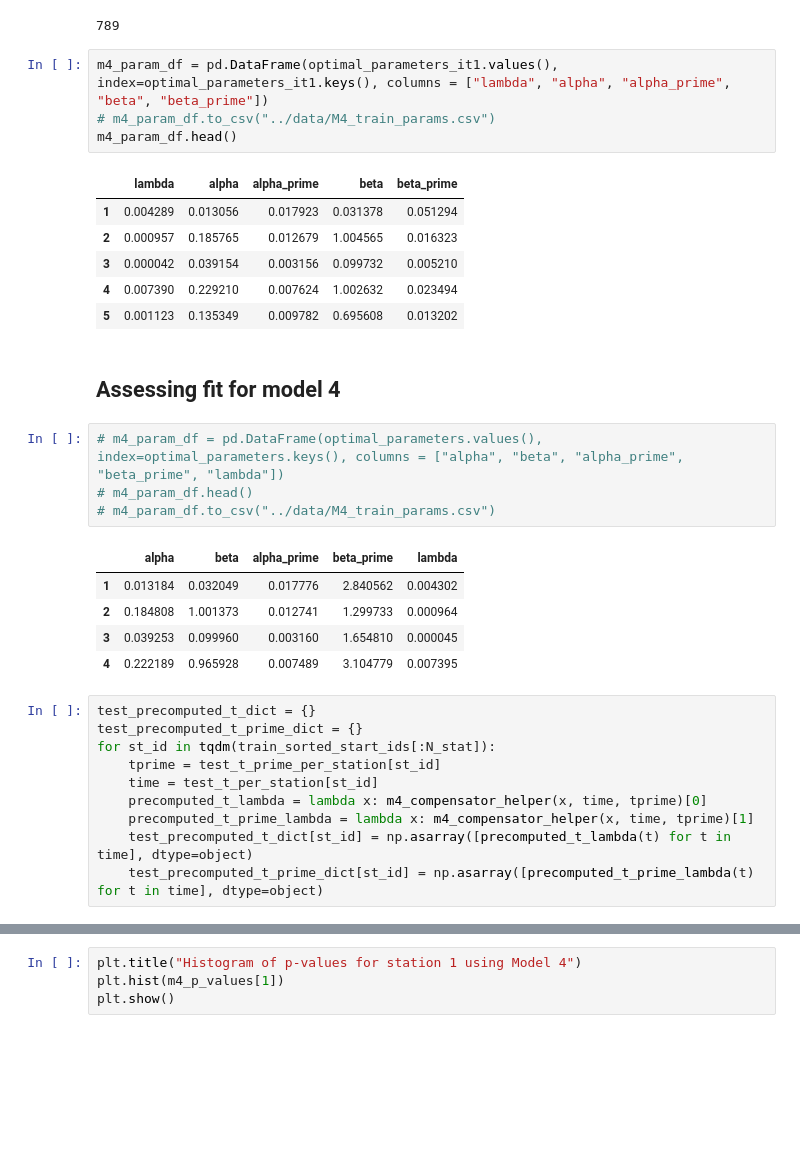
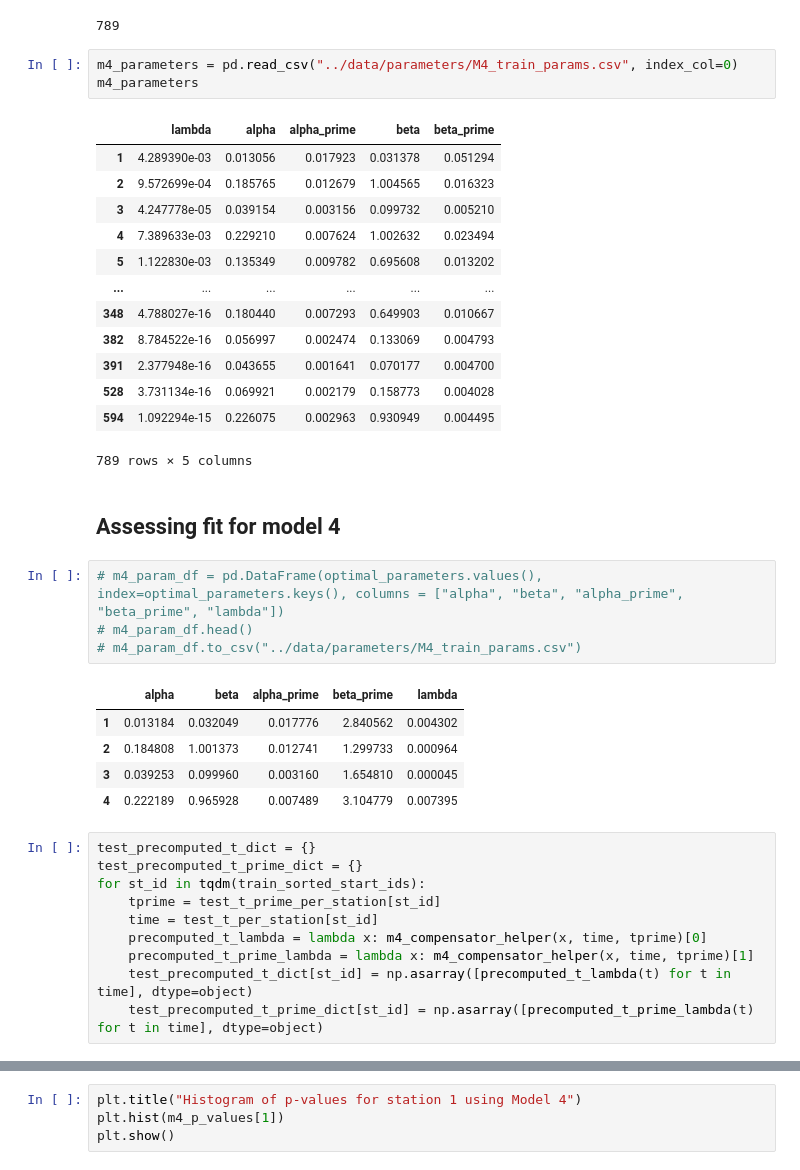
Before and after one commit to carlosaccp/Santander-SE-ME, a Jupyter notebook: code/fit_m4.ipynb, the cells around one changed output, grey strips where cells are left out. Saved outputs shown, nothing was run; the diff lists cells and outputs as text; blank space fills up the shorter version.

```diff
--- a/code/fit_m4.ipynb
+++ b/code/fit_m4.ipynb
@@ -252,23 +252,29 @@ for st_id in tqdm(unconverged_it1):
 # %%
 # %% [output]
 789
-# %%
-m4_param_df = pd.DataFrame(optimal_parameters_it1.values(), index=optimal_parameters_it1.keys(), columns = ["lambda", "alpha", "alpha_prime", "beta", "beta_prime"])
-# m4_param_df.to_csv("../data/M4_train_params.csv")
-m4_param_df.head()
-# %% [output]
-|  | lambda | alpha | alpha_prime | beta | beta_prime |
-| 1 | 0.004289 | 0.013056 | 0.017923 | 0.031378 | 0.051294 |
-| 2 | 0.000957 | 0.185765 | 0.012679 | 1.004565 | 0.016323 |
-| 3 | 0.000042 | 0.039154 | 0.003156 | 0.099732 | 0.005210 |
-| 4 | 0.007390 | 0.229210 | 0.007624 | 1.002632 | 0.023494 |
-| 5 | 0.001123 | 0.135349 | 0.009782 | 0.695608 | 0.013202 |
+# %%
+m4_parameters = pd.read_csv("../data/parameters/M4_train_params.csv", index_col=0)
+m4_parameters
+# %% [output]
+|  | lambda | alpha | alpha_prime | beta | beta_prime |
+| 1 | 4.289390e-03 | 0.013056 | 0.017923 | 0.031378 | 0.051294 |
+| 2 | 9.572699e-04 | 0.185765 | 0.012679 | 1.004565 | 0.016323 |
+| 3 | 4.247778e-05 | 0.039154 | 0.003156 | 0.099732 | 0.005210 |
+| 4 | 7.389633e-03 | 0.229210 | 0.007624 | 1.002632 | 0.023494 |
+| 5 | 1.122830e-03 | 0.135349 | 0.009782 | 0.695608 | 0.013202 |
+| ... | ... | ... | ... | ... | ... |
+| 348 | 4.788027e-16 | 0.180440 | 0.007293 | 0.649903 | 0.010667 |
+| 382 | 8.784522e-16 | 0.056997 | 0.002474 | 0.133069 | 0.004793 |
+| 391 | 2.377948e-16 | 0.043655 | 0.001641 | 0.070177 | 0.004700 |
+| 528 | 3.731134e-16 | 0.069921 | 0.002179 | 0.158773 | 0.004028 |
+| 594 | 1.092294e-15 | 0.226075 | 0.002963 | 0.930949 | 0.004495 |
+789 rows × 5 columns
 # %% [markdown]
 ## Assessing fit for model 4
 # %%
 # m4_param_df = pd.DataFrame(optimal_parameters.values(), index=optimal_parameters.keys(), columns = ["alpha", "beta", "alpha_prime", "beta_prime", "lambda"])
 # m4_param_df.head()
-# m4_param_df.to_csv("../data/M4_train_params.csv")
+# m4_param_df.to_csv("../data/parameters/M4_train_params.csv")
 # %% [output]
 |  | alpha | beta | alpha_prime | beta_prime | lambda |
 | 1 | 0.013184 | 0.032049 | 0.017776 | 2.840562 | 0.004302 |
@@ -278,7 +284,7 @@ m4_param_df.head()
 # %%
 test_precomputed_t_dict = {}
 test_precomputed_t_prime_dict = {}
-for st_id in tqdm(train_sorted_start_ids[:N_stat]):
+for st_id in tqdm(train_sorted_start_ids):
     tprime = test_t_prime_per_station[st_id]
     time = test_t_per_station[st_id]
     precomputed_t_lambda = lambda x: m4_compensator_helper(x, time, tprime)[0]
```
Also changed, not shown: parts of 4 cells of this notebook, 18 other files.
